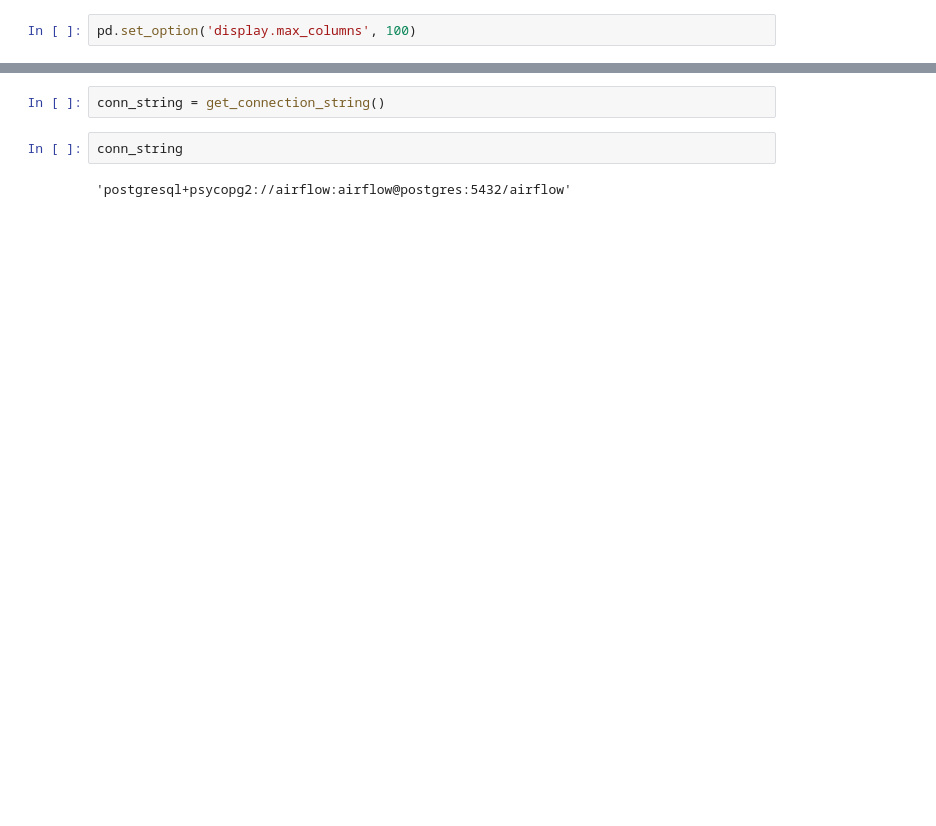
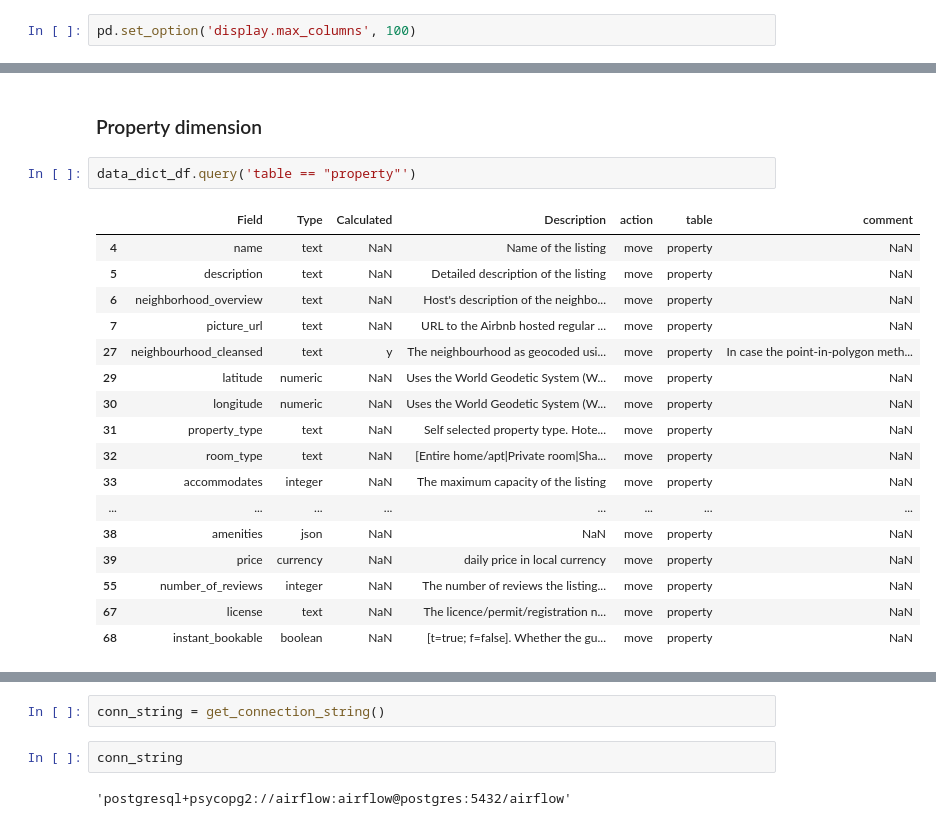
Before and after one commit to roger-yu-ds/bde_ass_2, a Jupyter notebook: notebooks/2_design_star_schema.ipynb, the cells around one changed output, grey strips where cells are left out. Saved outputs shown, nothing was run; the diff lists cells and outputs as text; blank space fills up the shorter version.

```diff
--- a/notebooks/2_design_star_schema.ipynb
+++ b/notebooks/2_design_star_schema.ipynb
@@ -69,0 +125,22 @@ df.head()
+# %% [markdown]
+### Property dimension
+# %%
+data_dict_df.query('table == "property"')
+# %% [output]
+|  | Field | Type | Calculated | Description | action | table | comment |
+| 4 | name | text | NaN | Name of the listing | move | property | NaN |
+| 5 | description | text | NaN | Detailed description of the listing | move | property | NaN |
+| 6 | neighborhood_overview | text | NaN | Host's description of the neighbo... | move | property | NaN |
+| 7 | picture_url | text | NaN | URL to the Airbnb hosted regular ... | move | property | NaN |
+| 27 | neighbourhood_cleansed | text | y | The neighbourhood as geocoded usi... | move | property | In case the point-in-polygon meth... |
+| 29 | latitude | numeric | NaN | Uses the World Geodetic System (W... | move | property | NaN |
+| 30 | longitude | numeric | NaN | Uses the World Geodetic System (W... | move | property | NaN |
+| 31 | property_type | text | NaN | Self selected property type. Hote... | move | property | NaN |
+| 32 | room_type | text | NaN | [Entire home/apt|Private room|Sha... | move | property | NaN |
+| 33 | accommodates | integer | NaN | The maximum capacity of the listing | move | property | NaN |
+| ... | ... | ... | ... | ... | ... | ... | ... |
+| 38 | amenities | json | NaN | NaN | move | property | NaN |
+| 39 | price | currency | NaN | daily price in local currency | move | property | NaN |
+| 55 | number_of_reviews | integer | NaN | The number of reviews the listing... | move | property | NaN |
+| 67 | license | text | NaN | The licence/permit/registration n... | move | property | NaN |
+| 68 | instant_bookable | boolean | NaN | [t=true; f=false]. Whether the gu... | move | property | NaN |
```
Also changed, not shown: parts of 48 cells of this notebook, 1 other file.
